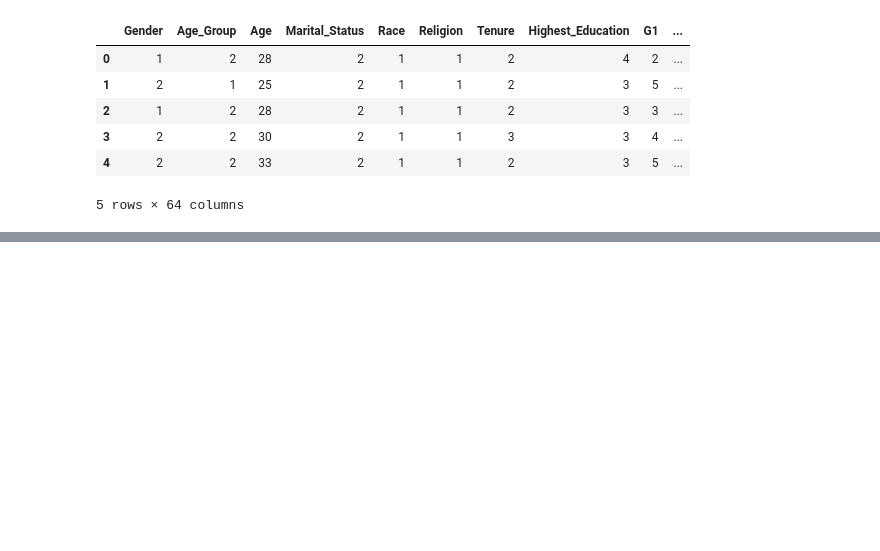
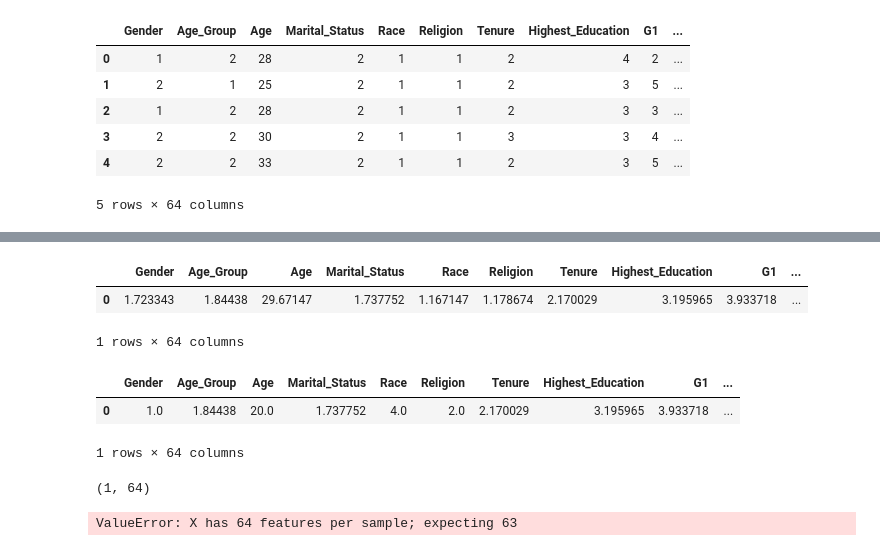
Before and after one commit to CmdrSam/Presenteeism, a Jupyter notebook: Data Visualisation.ipynb, the cells around one changed output, grey strips where cells are left out. Saved outputs shown, nothing was run; the diff lists cells and outputs as text; code cells hidden in the pictures; blank space fills up the shorter version.

Commit message:
Added simplified model and Pickle

```diff
--- a/Data Visualisation.ipynb
+++ b/Data Visualisation.ipynb
@@ -167,0 +276,9 @@ accuracy_score(y_test, pred)
+# %%
+def colMean(i):
+    return data[i].mean()
+row = []
+cols = data.columns
+for i in cols:
+    row.append(colMean(i))
+row = pd.DataFrame(row,data.columns).T
+print(pd.DataFrame(row))
@@ -167,0 +302,6 @@ accuracy_score(y_test, pred)
+# %%
+row
+# %% [output]
+|  | Gender | Age_Group | Age | Marital_Status | Race | Religion | Tenure | Highest_Education | G1 | ... |
+| 0 | 1.723343 | 1.84438 | 29.67147 | 1.737752 | 1.167147 | 1.178674 | 2.170029 | 3.195965 | 3.933718 | ... |
+1 rows × 64 columns
@@ -167,0 +316,17 @@ accuracy_score(y_test, pred)
+# %%
+row
+# %% [output]
+|  | Gender | Age_Group | Age | Marital_Status | Race | Religion | Tenure | Highest_Education | G1 | ... |
+| 0 | 1.0 | 1.84438 | 20.0 | 1.737752 | 4.0 | 2.0 | 2.170029 | 3.195965 | 3.933718 | ... |
+1 rows × 64 columns
+# %%
+row.shape
+# %% [output]
+(1, 64)
+# %%
+saved_model = pickle.dumps(model)
+svModel = pickle.loads(saved_model)
+
+svModel.predict(row)[0]
+# %% [output]
+ValueError: X has 64 features per sample; expecting 63
```
Also changed, not shown: parts of 18 cells of this notebook, 1 other file.
